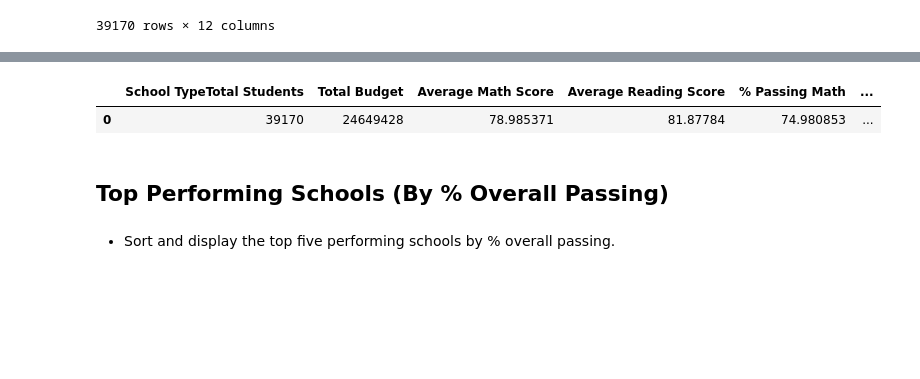
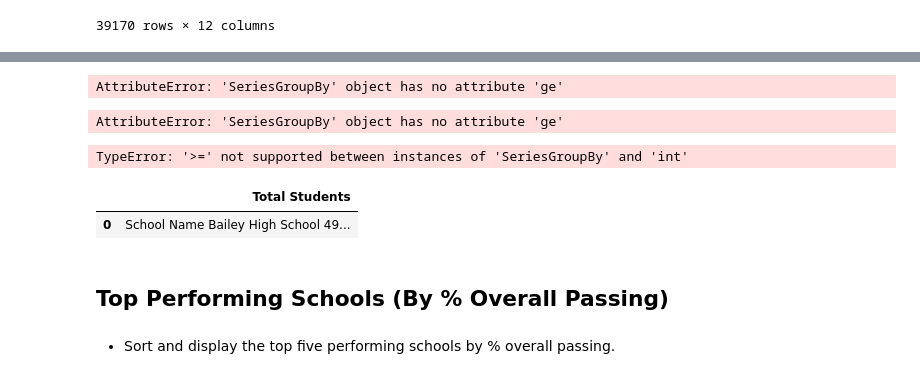
Before and after one commit to klharp/Pandas-PyCitySchools, a Jupyter notebook: PyCitySchools/PyCitySchools.ipynb, the cells around one changed output, grey strips where cells are left out. Saved outputs shown, nothing was run; the diff lists cells and outputs as text; code cells hidden in the pictures; blank space fills up the shorter version.

Commit message:
attempting school summary with errors

```diff
--- a/PyCitySchools/PyCitySchools.ipynb
+++ b/PyCitySchools/PyCitySchools.ipynb
@@ -272,0 +263,4 @@ grouped_school_data_df.count()
+# %%
+# Find the total number of students per school
+studentcount_s = grouped_school_data_df["Student ID"].count()
+studentcount_s
@@ -273,18 +375,39 @@ grouped_school_data_df.count()
+# %%
+# Calculate percent of students with a math score of 70 or greater
+# https://stackoverflow.com/questions/52097943/count-and-calculate-percentage-of-each-column-by-threshold-in-python
+mathpass_s = grouped_school_data_df["Student Math Score"].ge(70).mean()*100
+mathpass_s
+# %% [output]
+AttributeError: 'SeriesGroupBy' object has no attribute 'ge'
+# %%
+# Calculate percent of students with a reading score of 70 or greater
+readpass_s = grouped_school_data_df["Student Reading Score"].ge(70).mean()*100
+readpass_S
+# %% [output]
+AttributeError: 'SeriesGroupBy' object has no attribute 'ge'
+# %%
+# Calculate percent of students who passed both reading and math
+mathreadpass_df = grouped_school_data_df[(grouped_school_data_df['Student Math Score'] >= 70) & (grouped_school_data_df['Student Reading Score'] >= 70)]
+
+mathreadpass_s = (mathreadpass_df["Student ID"].count()/studentcount) * 100
+mathreadpass_s
+# %% [output]
+TypeError: '>=' not supported between instances of 'SeriesGroupBy' and 'int'
 # %%
 # Create summary of school data
-grouped_school_data_summary = pd.DataFrame({"School Type"
-                                   "Total Students" : [studentcount],
-                                   "Total Budget" : totalbudget.sum(),
-                                   "Average Math Score" : mathaverage,
-                                  "Average Reading Score" : readaverage,
-                                   "% Passing Math" : mathpass,
-                                   "% Passing Reading" : readpass
+school_data_summary_df = pd.DataFrame({
+                                   "Total Students" : [studentcount_s]
+                                   #"Total Budget" : totalbudget.sum()
+                                   #"Average Math Score" : mathaverage,
+                                  #"Average Reading Score" : readaverage,
+                                   #"% Passing Math" : mathpass,
+                                   #"% Passing Reading" : readpass
                                     #"% Overall Passing" : mathreadpass
                                            })
-grouped_school_data_summary
+school_data_summary_df
 # %% [output]
-|  | School TypeTotal Students | Total Budget | Average Math Score | Average Reading Score | % Passing Math | ... |
-| 0 | 39170 | 24649428 | 78.985371 | 81.87784 | 74.980853 | ... |
+|  | Total Students |
+| 0 | School Name Bailey High School 49... |
 # %% [markdown]
 ## Top Performing Schools (By % Overall Passing)
 # %% [markdown]
```
Also changed, not shown: parts of 17 cells of this notebook, 2 other files.
